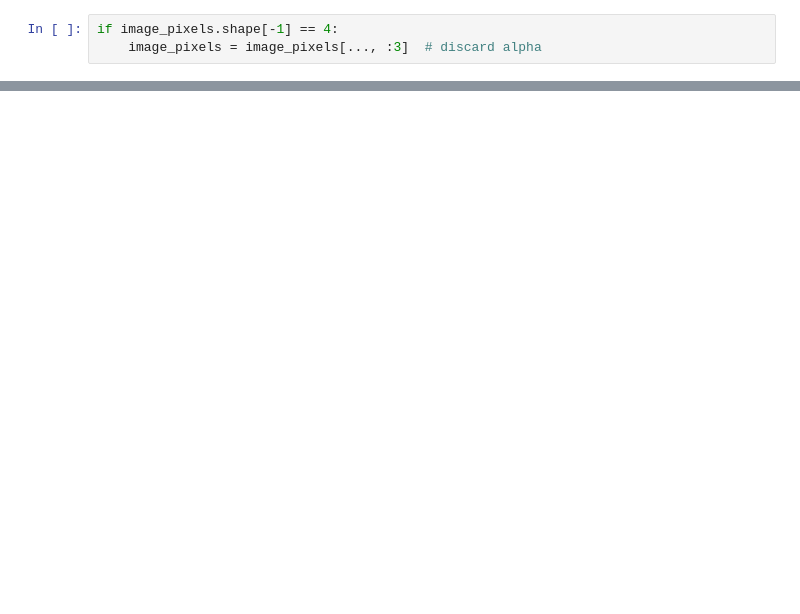
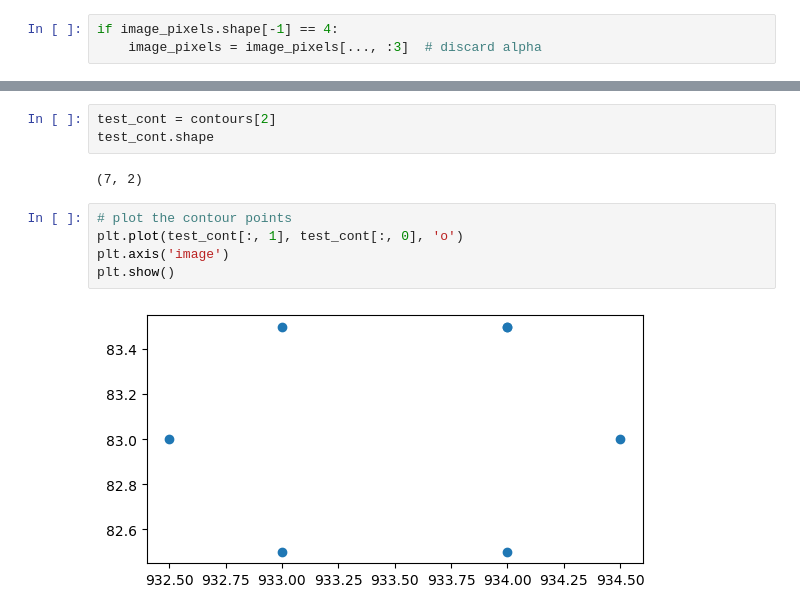
Before and after one commit to yaunghein/mathematical-foundations-of-computing, a Jupyter notebook: sobel_demo_v1.ipynb, the cells around one changed output, grey strips where cells are left out. Drawn from its saved outputs; the diff is of its cells as text; blank space fills up the shorter version.

```diff
--- a/sobel_demo_v1.ipynb
+++ b/sobel_demo_v1.ipynb
@@ -41,0 +118,12 @@ contours
+# %%
+test_cont = contours[2]
+test_cont.shape
+# %% [output]
+(7, 2)
+# %%
+# plot the contour points
+plt.plot(test_cont[:, 1], test_cont[:, 0], 'o')
+plt.axis('image')
+plt.show()
+# %% [output]
+[figure, added]
```
Also changed, not shown: parts of 23 cells of this notebook, 3 other files.
